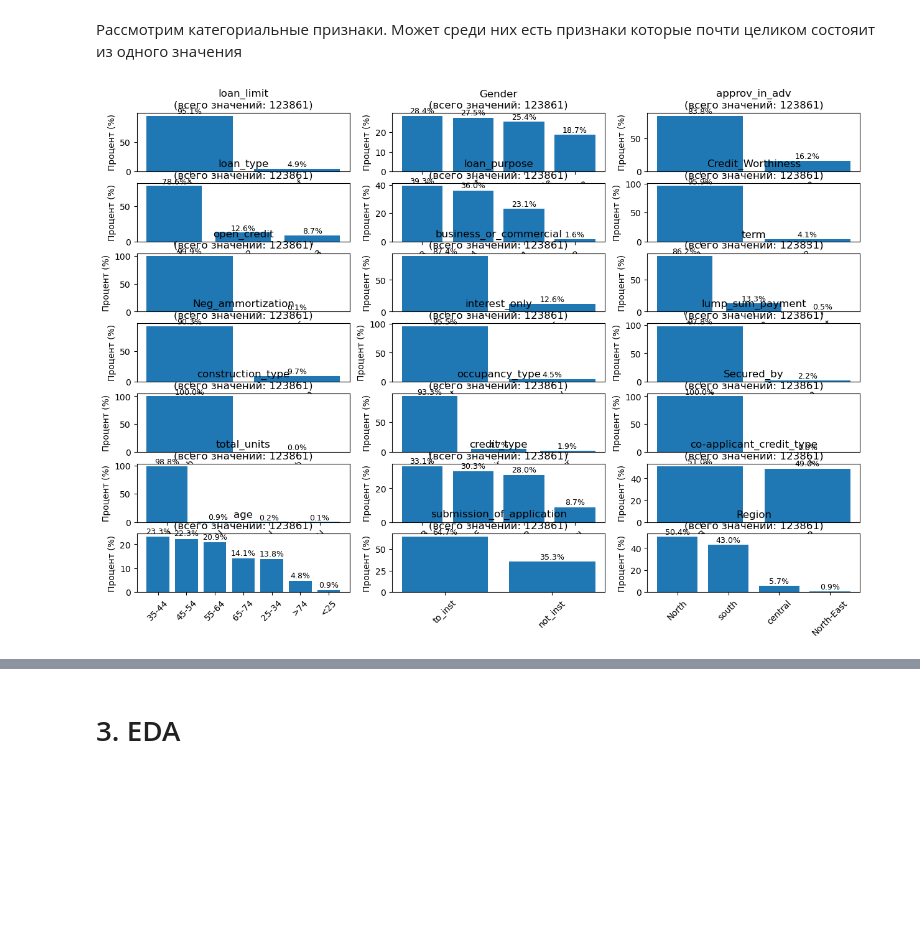
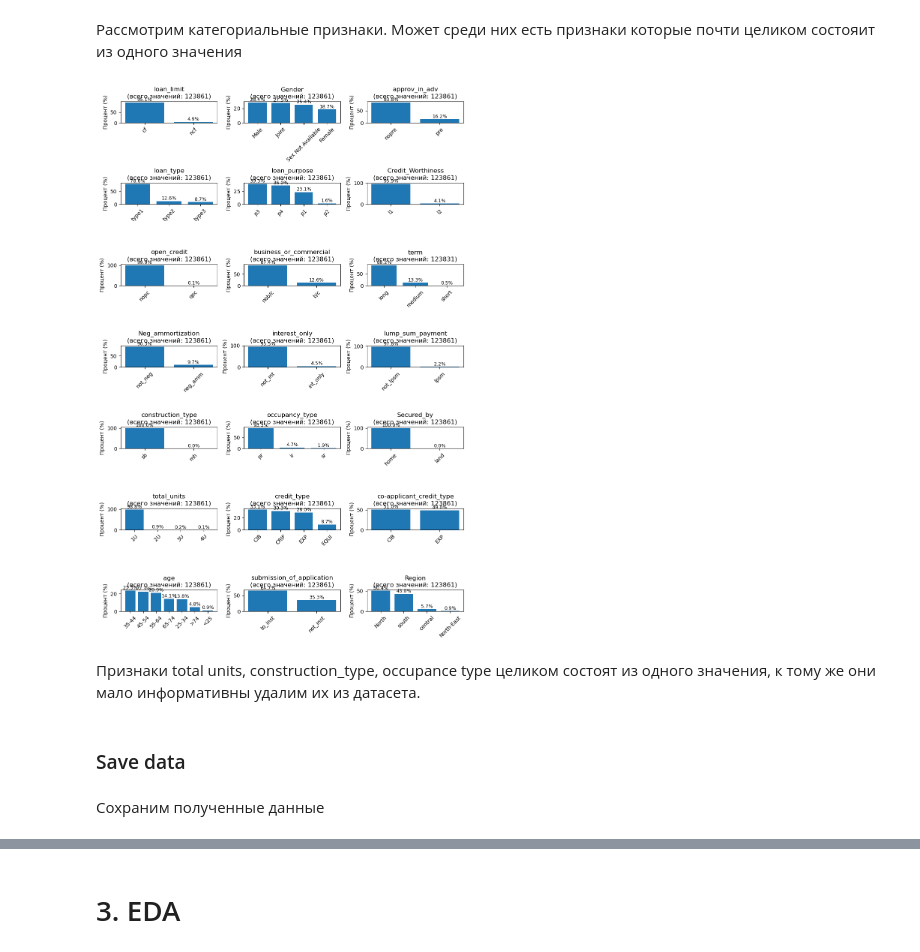
Before and after one commit to StoryTeller72/CreditScoring, a Jupyter notebook: CreditScore.ipynb, the cells around one changed output, grey strips where cells are left out. Drawn from its saved outputs; the diff is of its cells as text; code cells hidden in the pictures; blank space fills up the shorter version.

```diff
--- a/CreditScore.ipynb
+++ b/CreditScore.ipynb
@@ -499,7 +512,7 @@ plt.show()
 # %% [markdown]
 Рассмотрим категориальные признаки. Может среди них есть признаки которые почти целиком состояит из одного значения
 # %%
-def plot_categorical_percentages(df, figsize=(15, 10)):
+def plot_categorical_percentages(df, figsize=(10, 15)):
     """
     Строит гистограммы с процентным распределением для всех категориальных признаков
     """
@@ -520,31 +533,33 @@ def plot_categorical_percentages(df, figsize=(15, 10)):
         if i < len(axes):
             # Считаем проценты
             value_counts = df[col].value_counts(normalize=True) * 100
 
             # Строим барплот
             bars = axes[i].bar(value_counts.index.astype(str), value_counts.values)
             axes[i].set_title(f'{col}\n(всего значений: {len(df[col].dropna())})')
             axes[i].set_ylabel('Процент (%)')
             axes[i].tick_params(axis='x', rotation=45)
 
             # Добавляем подписи значений на столбцы
             for bar, value in zip(bars, value_counts.values):
                 height = bar.get_height()
                 axes[i].text(bar.get_x() + bar.get_width()/2., height + 0.5,
                            f'{value:.1f}%', ha='center', va='bottom', fontsize=9)
 
             # Ограничиваем количество отображаемых категорий для читаемости
             if len(value_counts) > 10:
                 axes[i].set_title(f'{col}\n(первые 10 из {len(value_counts)} категорий)')
 
     # Скрываем пустые subplots
     for j in range(i + 1, len(axes)):
         axes[j].set_visible(False)
 
     plt.tight_layout()
     plt.show()
 
 # Использование
 plot_categorical_percentages(data_clean)
 # %% [output]
-[figure, old version]
+[figure, new version]
+# %% [markdown]
+Признаки total units, construction_type, occupance type целиком состоят из одного значения, к тому же они мало информативны удалим их из датасета.
@@ -551 +570,5 @@ plot_categorical_percentages(data_clean)
+# %% [markdown]
+### Save data
+# %% [markdown]
+Сохраним полученные данные
 # %%
```
Also changed, not shown: parts of 127 cells of this notebook, 6 other files.
